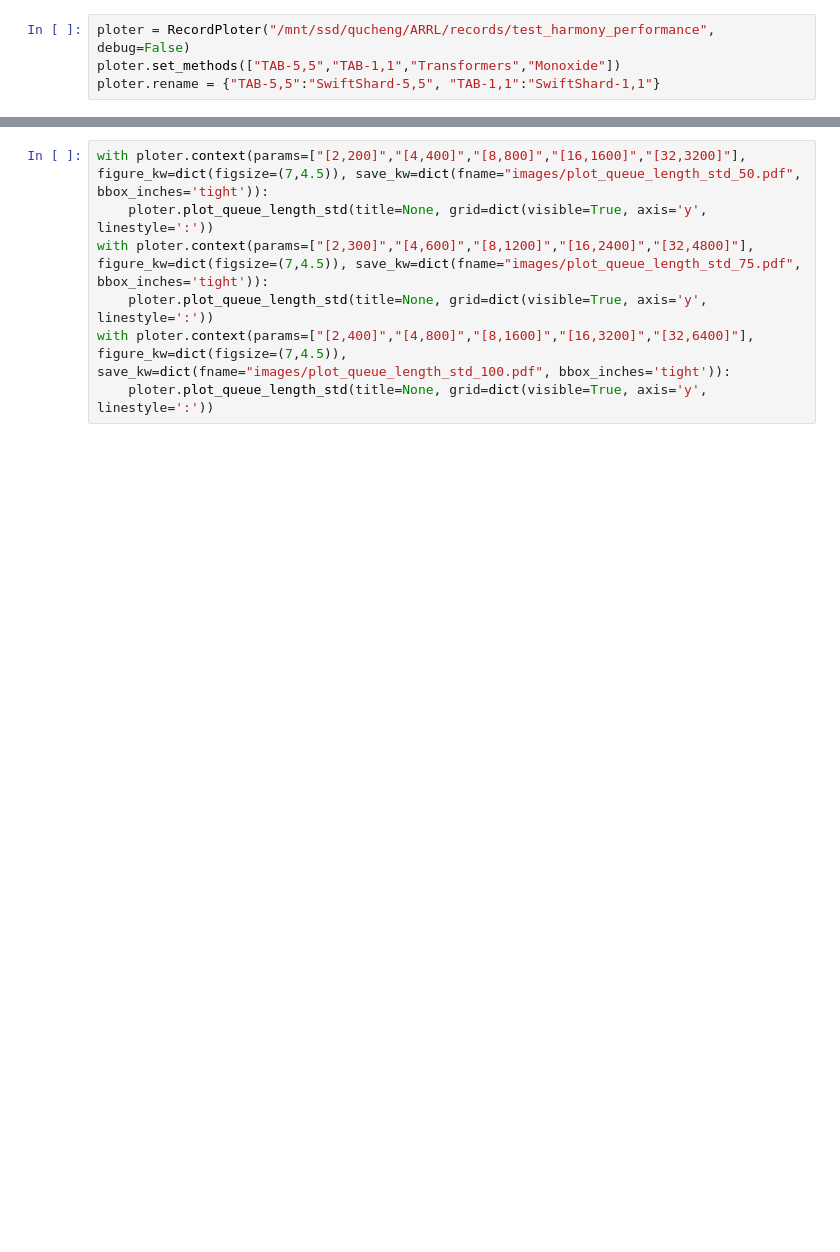
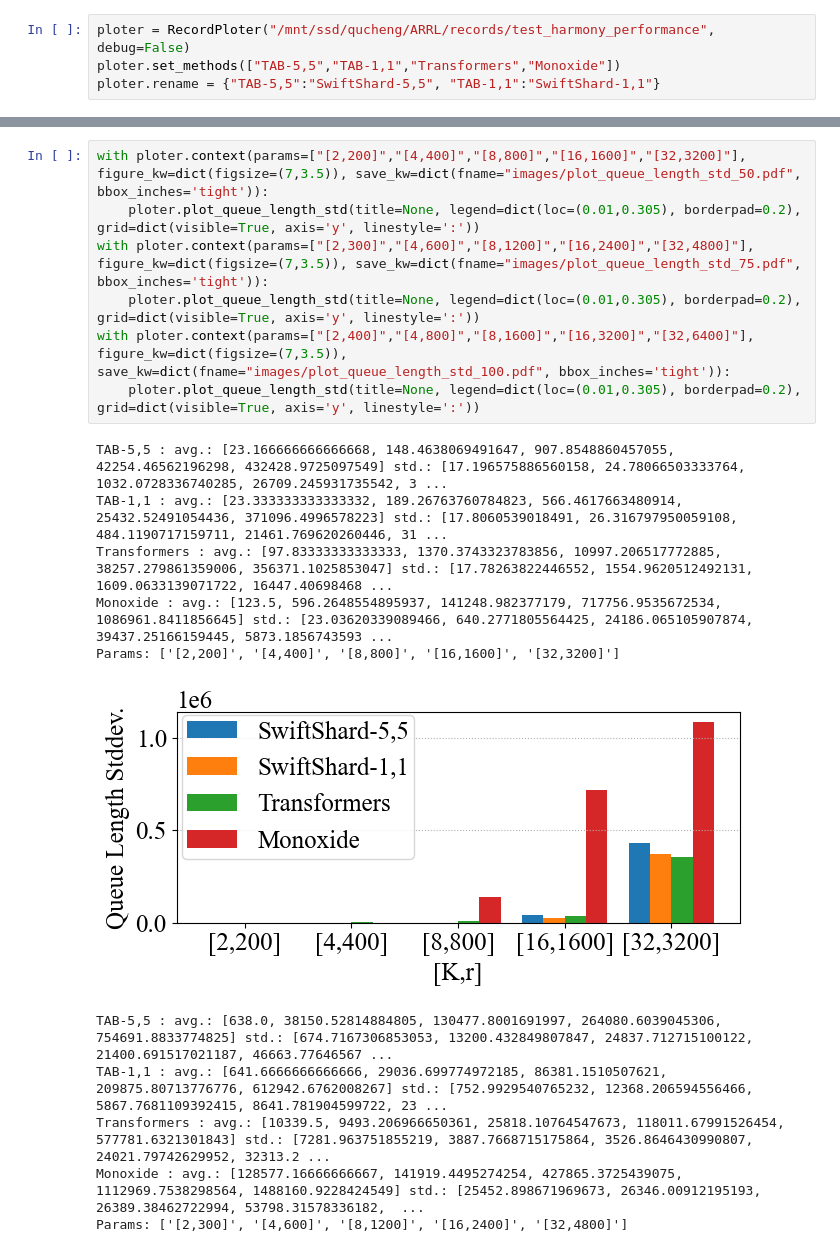
Before and after one commit to qucheng-ustc/TAB, a Jupyter notebook: plot_for_paper.ipynb, the cells around one changed output, grey strips where cells are left out. Cells and saved outputs as stored; diff of their text form; blank space fills up the shorter version.

```diff
--- a/plot_for_paper.ipynb
+++ b/plot_for_paper.ipynb
@@ -76,7 +288,19 @@ with ploter.context(params=["[2,400]","[4,800]","[8,1600]","[16,3200]","[32,6400
 # %%
-with ploter.context(params=["[2,200]","[4,400]","[8,800]","[16,1600]","[32,3200]"], figure_kw=dict(figsize=(7,4.5)), save_kw=dict(fname="images/plot_queue_length_std_50.pdf", bbox_inches='tight')):
-    ploter.plot_queue_length_std(title=None, grid=dict(visible=True, axis='y', linestyle=':'))
-with ploter.context(params=["[2,300]","[4,600]","[8,1200]","[16,2400]","[32,4800]"], figure_kw=dict(figsize=(7,4.5)), save_kw=dict(fname="images/plot_queue_length_std_75.pdf", bbox_inches='tight')):
-    ploter.plot_queue_length_std(title=None, grid=dict(visible=True, axis='y', linestyle=':'))
-with ploter.context(params=["[2,400]","[4,800]","[8,1600]","[16,3200]","[32,6400]"], figure_kw=dict(figsize=(7,4.5)), save_kw=dict(fname="images/plot_queue_length_std_100.pdf", bbox_inches='tight')):
-    ploter.plot_queue_length_std(title=None, grid=dict(visible=True, axis='y', linestyle=':'))
+with ploter.context(params=["[2,200]","[4,400]","[8,800]","[16,1600]","[32,3200]"], figure_kw=dict(figsize=(7,3.5)), save_kw=dict(fname="images/plot_queue_length_std_50.pdf", bbox_inches='tight')):
+    ploter.plot_queue_length_std(title=None, legend=dict(loc=(0.01,0.305), borderpad=0.2), grid=dict(visible=True, axis='y', linestyle=':'))
+with ploter.context(params=["[2,300]","[4,600]","[8,1200]","[16,2400]","[32,4800]"], figure_kw=dict(figsize=(7,3.5)), save_kw=dict(fname="images/plot_queue_length_std_75.pdf", bbox_inches='tight')):
+    ploter.plot_queue_length_std(title=None, legend=dict(loc=(0.01,0.305), borderpad=0.2), grid=dict(visible=True, axis='y', linestyle=':'))
+with ploter.context(params=["[2,400]","[4,800]","[8,1600]","[16,3200]","[32,6400]"], figure_kw=dict(figsize=(7,3.5)), save_kw=dict(fname="images/plot_queue_length_std_100.pdf", bbox_inches='tight')):
+    ploter.plot_queue_length_std(title=None, legend=dict(loc=(0.01,0.305), borderpad=0.2), grid=dict(visible=True, axis='y', linestyle=':'))
+# %% [output]
+TAB-5,5 : avg.: [23.166666666666668, 148.4638069491647, 907.8548860457055, 42254.46562196298, 432428.9725097549] std.: [17.196575886560158, 24.78066503333764, 1032.0728336740285, 26709.245931735542, 3 ...
+TAB-1,1 : avg.: [23.333333333333332, 189.26763760784823, 566.4617663480914, 25432.52491054436, 371096.4996578223] std.: [17.8060539018491, 26.316797950059108, 484.1190717159711, 21461.769620260446, 31 ...
+Transformers : avg.: [97.83333333333333, 1370.3743323783856, 10997.206517772885, 38257.279861359006, 356371.1025853047] std.: [17.78263822446552, 1554.9620512492131, 1609.0633139071722, 16447.40698468 ...
+Monoxide : avg.: [123.5, 596.2648554895937, 141248.982377179, 717756.9535672534, 1086961.8411856645] std.: [23.03620339089466, 640.2771805564425, 24186.065105907874, 39437.25166159445, 5873.1856743593 ...
+Params: ['[2,200]', '[4,400]', '[8,800]', '[16,1600]', '[32,3200]']
+[figure, added]
+TAB-5,5 : avg.: [638.0, 38150.52814884805, 130477.8001691997, 264080.6039045306, 754691.8833774825] std.: [674.7167306853053, 13200.432849807847, 24837.712715100122, 21400.691517021187, 46663.77646567 ...
+TAB-1,1 : avg.: [641.6666666666666, 29036.699774972185, 86381.1510507621, 209875.80713776776, 612942.6762008267] std.: [752.9929540765232, 12368.206594556466, 5867.7681109392415, 8641.781904599722, 23 ...
+Transformers : avg.: [10339.5, 9493.206966650361, 25818.10764547673, 118011.67991526454, 577781.6321301843] std.: [7281.963751855219, 3887.7668715175864, 3526.8646430990807, 24021.79742629952, 32313.2 ...
+Monoxide : avg.: [128577.16666666667, 141919.4495274254, 427865.3725439075, 1112969.7538298564, 1488160.9228424549] std.: [25452.898671969673, 26346.00912195193, 26389.38462722994, 53798.31578336182,  ...
+Params: ['[2,300]', '[4,600]', '[8,1200]', '[16,2400]', '[32,4800]']
```
Also changed, not shown: parts of 9 cells of this notebook, 26 other files.
